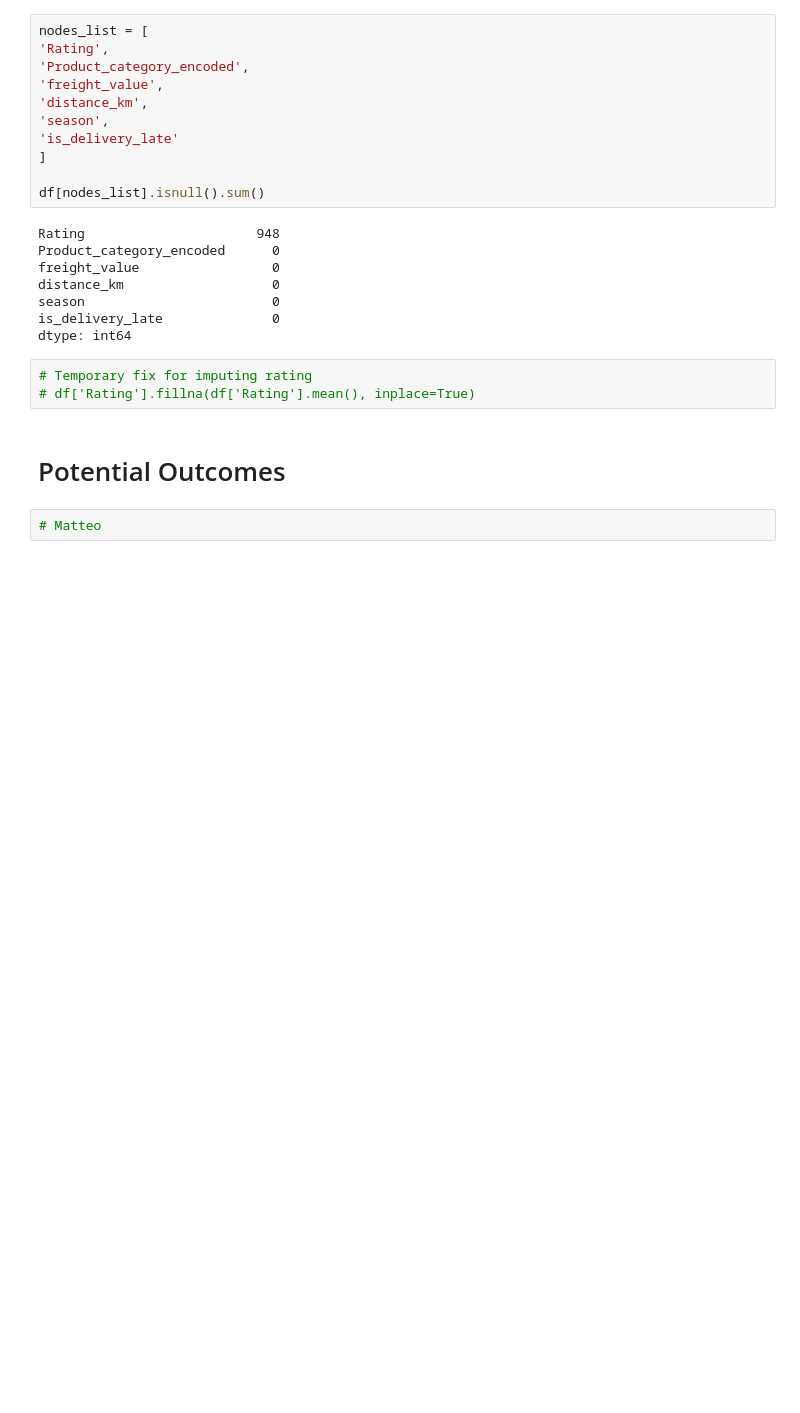
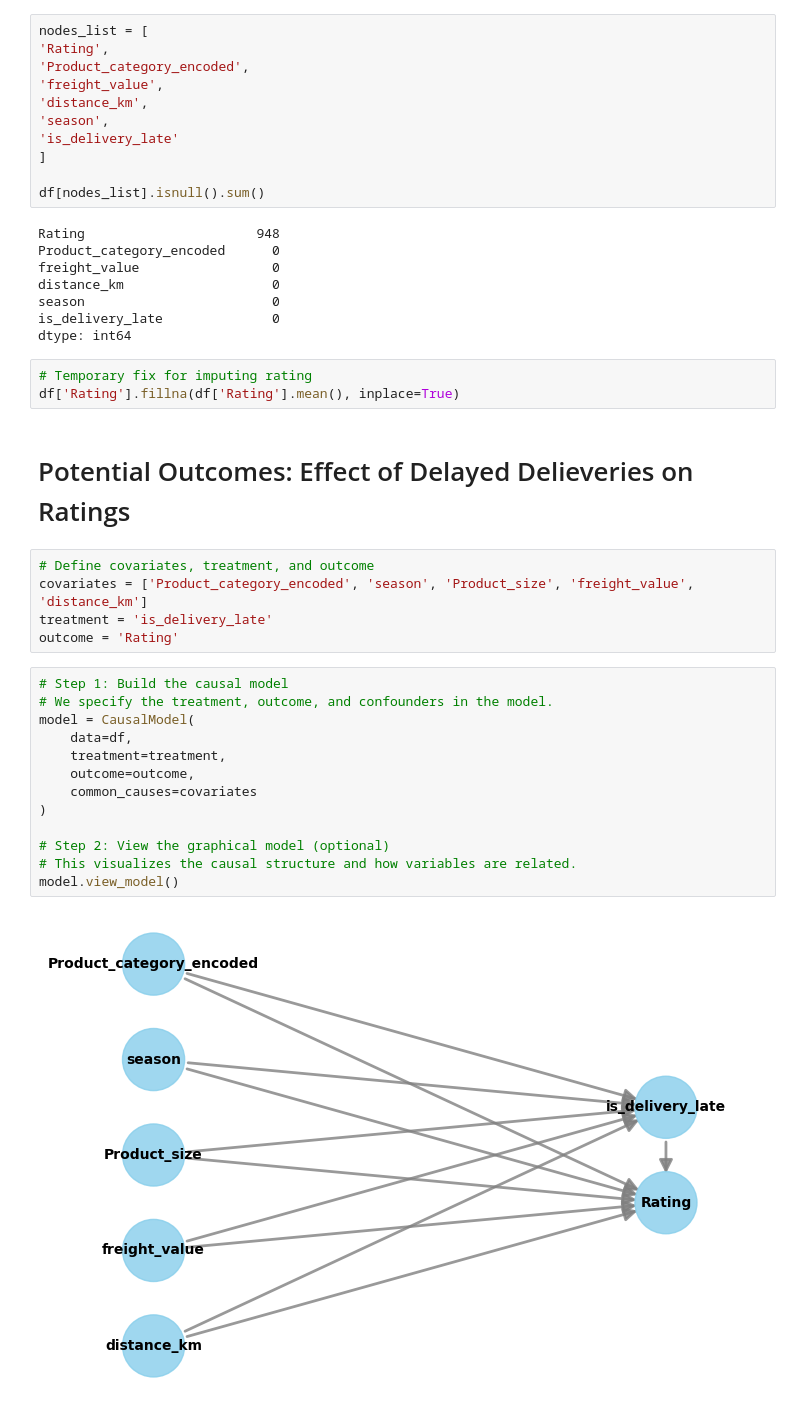
Before and after one commit to menni99/causal-attribution-analysis, a Jupyter notebook: notebooks/model-development.ipynb, the cells around one changed output. Drawn from its saved outputs; the diff is of its cells as text; blank space fills up the shorter version.

Commit message:
potential outcomes model

```diff
--- a/notebooks/model-development.ipynb
+++ b/notebooks/model-development.ipynb
@@ -49,8 +49,26 @@ is_delivery_late              0
 dtype: int64
 # %%
 # Temporary fix for imputing rating
-# df['Rating'].fillna(df['Rating'].mean(), inplace=True)
+df['Rating'].fillna(df['Rating'].mean(), inplace=True)
 # %% [markdown]
-# Potential Outcomes
+# Potential Outcomes: Effect of Delayed Delieveries on Ratings
-# %%
-# Matteo
+# %%
+# Define covariates, treatment, and outcome
+covariates = ['Product_category_encoded', 'season', 'Product_size', 'freight_value', 'distance_km']
+treatment = 'is_delivery_late'
+outcome = 'Rating'
+# %%
+# Step 1: Build the causal model
+# We specify the treatment, outcome, and confounders in the model.
+model = CausalModel(
+    data=df,
+    treatment=treatment,
+    outcome=outcome,
+    common_causes=covariates
+)
+
+# Step 2: View the graphical model (optional)
+# This visualizes the causal structure and how variables are related.
+model.view_model()
+# %% [output]
+[figure, added]
```
Also changed, not shown: parts of 13 cells of this notebook, 2 other files.
